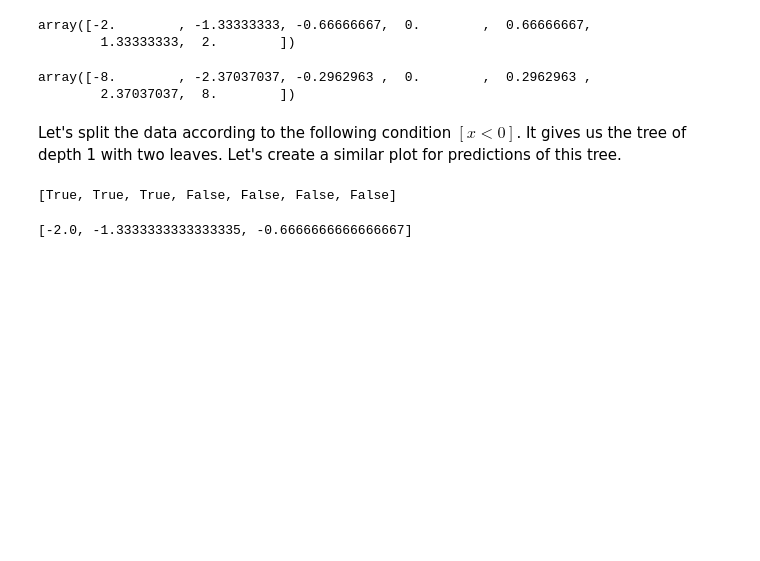
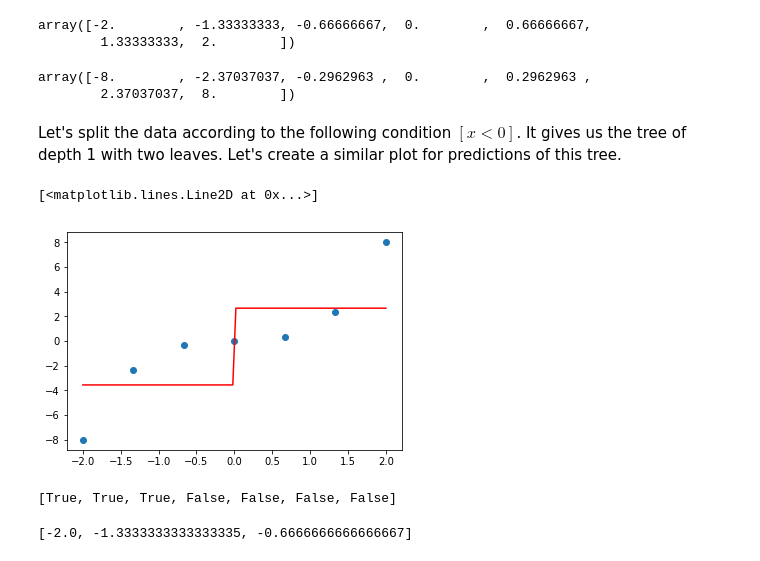
Before and after one commit to yy-nm/mard_learning_mlcourse.ai, a Jupyter notebook: assignment_3/assignment3_decision_trees.ipynb, the cells around one changed output. Saved outputs shown, nothing was run; the diff lists cells and outputs as text; code cells hidden in the pictures; blank space fills up the shorter version.

```diff
--- a/assignment_3/assignment3_decision_trees.ipynb
+++ b/assignment_3/assignment3_decision_trees.ipynb
@@ -59,3 +72,12 @@ Let's split the data according to the following condition $[x < 0]$. It gives us
+# %%
+xxx = np.linspace(-2, 2, 100)
+xxx_prediction = [np.mean(y[X >= 0]) if x >= 0 else np.mean(y[X < 0]) for x in xxx]
+
+plt.scatter(X, y)
+plt.plot(xxx, xxx_prediction, color='red')
+# %% [output]
+[<matplotlib.lines.Line2D at 0x...>]
+[figure, added]
 # %%
 [xx < 0 for xx in X]
 # %% [output]
```
Also changed, not shown: parts of 24 cells of this notebook, 2 other files.
